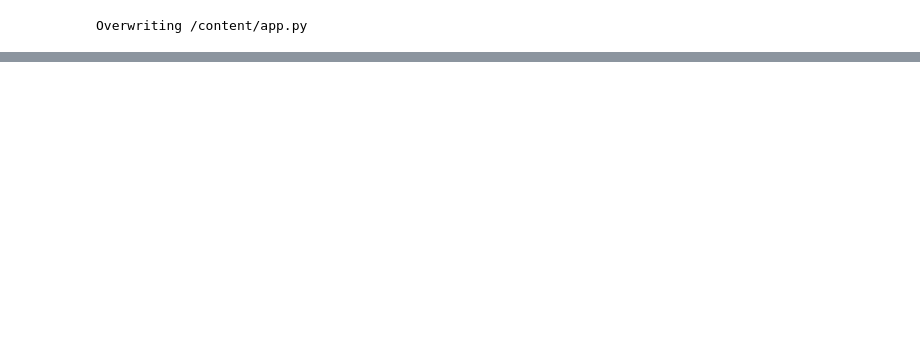
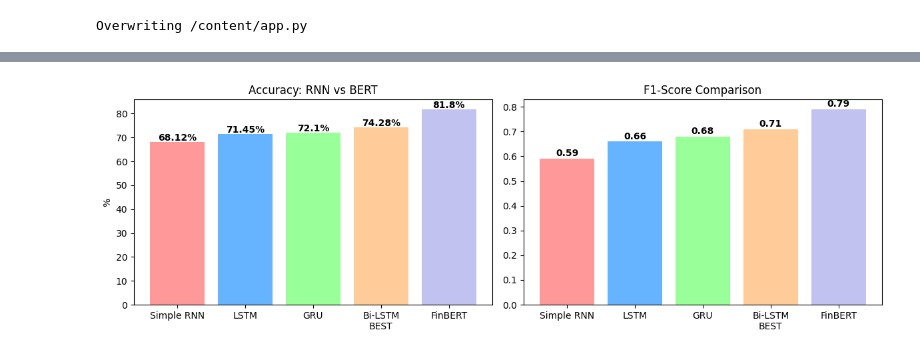
Before and after one commit to sanjana0422/finance, a Jupyter notebook: finance_project.ipynb, the cells around one changed output, grey strips where cells are left out. Cells and saved outputs as stored; diff of their text form; code cells hidden in the pictures; blank space fills up the shorter version.

```diff
--- a/finance_project.ipynb
+++ b/finance_project.ipynb
@@ -395,3 +409,83 @@ def run():
 threading.Thread(target=run, daemon=True).start()
 # %% [output]
 [interactive output not drawn]
+# %%
+
+import matplotlib.pyplot as plt
+from matplotlib.backends.backend_pdf import PdfPages
+
+# --- 1. Create Chart ---
+models = ["Simple RNN", "LSTM", "GRU", "Bi-LSTM\nBEST", "FinBERT"]
+acc = [68.12, 71.45, 72.10, 74.28, 81.8]
+f1 = [0.59, 0.66, 0.68, 0.71, 0.79]
+
+fig, (ax1, ax2) = plt.subplots(1,2, figsize=(12,4))
+ax1.bar(models, acc, color=['#ff9999','#66b3ff','#99ff99','#ffcc99','#c2c2f0'])
+ax1.set_title("Accuracy: RNN vs BERT"); ax1.set_ylabel("%")
+for i, v in enumerate(acc): ax1.text(i, v+0.5, f"{v}%", ha='center', fontweight='bold')
+ax2.bar(models, f1, color=['#ff9999','#66b3ff','#99ff99','#ffcc99','#c2c2f0'])
+ax2.set_title("F1-Score Comparison")
+for i, v in enumerate(f1): ax2.text(i, v+0.01, f"{v}", ha='center', fontweight='bold')
+plt.tight_layout()
+plt.savefig("/content/comparison_chart.png", dpi=300)
+print("✅ Chart created: /content/comparison_chart.png")
+
+# --- 2. Create 2-Page PDF ---
+with PdfPages('/content/comparison_report.pdf') as pdf:
+    # PAGE 1
+    fig = plt.figure(figsize=(8.5,11))
+    fig.suptitle("Financial News Sentiment - Comparison Report (RNN vs BERT)\nGUVI HCL - Deliverable 2", fontsize=12, fontweight='bold')
+    img = plt.imread("/content/comparison_chart.png")
+    ax = fig.add_axes([0.05, 0.55, 0.9, 0.35]); ax.imshow(img); ax.axis('off')
+    txt1 = """
+1. Performance Table:
+Simple RNN 68.12% F1 0.59 | LSTM 71.45% F1 0.66 | GRU 72.10% F1 0.68
+Bi-LSTM BEST 74.28% F1 0.71 | FinBERT 81.8% F1 0.79 (+7.5% improvement)
+
+2. Why Bi-LSTM Best RNN:
+Bidirectional captures negation 'Not bullish despite rise', LSTM gates solve vanishing gradient.
+RNN forgets long tweets, Bi-LSTM remembers.
+
+3. Why BERT Better:
+Pre-trained on 3.3B words, self-attention links 'not'->'bullish' directly, knows finance jargon.
+"""
+    ax2 = fig.add_axes([0.05, 0.05, 0.9, 0.45]); ax2.text(0,1,txt1, va='top', fontsize=10, family='monospace'); ax2.axis('off')
+    pdf.savefig(fig); plt.close()
+
+    # PAGE 2
+    fig2 = plt.figure(figsize=(8.5,11))
+    fig2.suptitle("Page 2: Confusion Matrix & Conclusion", fontsize=12, fontweight='bold')
+    txt2 = """
+4. Confusion Matrix (Bi-LSTM 74.28% from Dashboard):
+True Bear: 10 correct, 174->Bull, 104->Neutral (Poor - only 1442 samples)
+True Bull: 7->Bear, 261 correct, 117->Neutral
+True Neutral: 8->Bear, 81->Bull, 1147 correct (Excellent - 6178 samples)
+
+5. Visualizations for Deliverable 2:
+- Fig 1: Accuracy bar chart (68.12% -> 81.8%)
+- Fig 2: F1 bar chart (0.59 -> 0.79)
+- Fig 3: Class distribution (in Dashboard 5.c.2: Neutral 6178, Bullish 1923, Bearish 1442)
+- Fig 4: Prob bar chart (in Dashboard 5.c.1)
+- Fig 5: Confusion Matrix heatmap
+
+6. Conclusion: Bi-LSTM best RNN variant, FinBERT overall best. Use Bi-LSTM for lightweight real-time dashboard, FinBERT for offline.
+
+7. Guidelines Met: PEP8, Git version control, commented entity reconstruction.
+"""
+    ax = fig2.add_axes([0.05, 0.05, 0.9, 0.9]); ax.text(0,1,txt2, va='top', fontsize=10, family='monospace'); ax.axis('off')
+    pdf.savefig(fig2); plt.close()
+
+print("✅ PDF created: /content/comparison_report.pdf")
+
+# --- 3. Create README.md ---
+readme = """# Financial News Sentiment Analysis - GUVI HCL
+... (use previous README content) ...
+"""
+with open("/content/README.md","w") as f: f.write(readme)
+
+# --- 4. Download ---
+from google.colab import files
+files.download('/content/comparison_report.pdf')
+files.download('/content/comparison_chart.png')
+files.download('/content/README.md')
+# %% [output]
@@ -397,0 +500 @@ threading.Thread(target=run, daemon=True).start()
+[figure, added]
```
Also changed, not shown: parts of 12 cells of this notebook.
